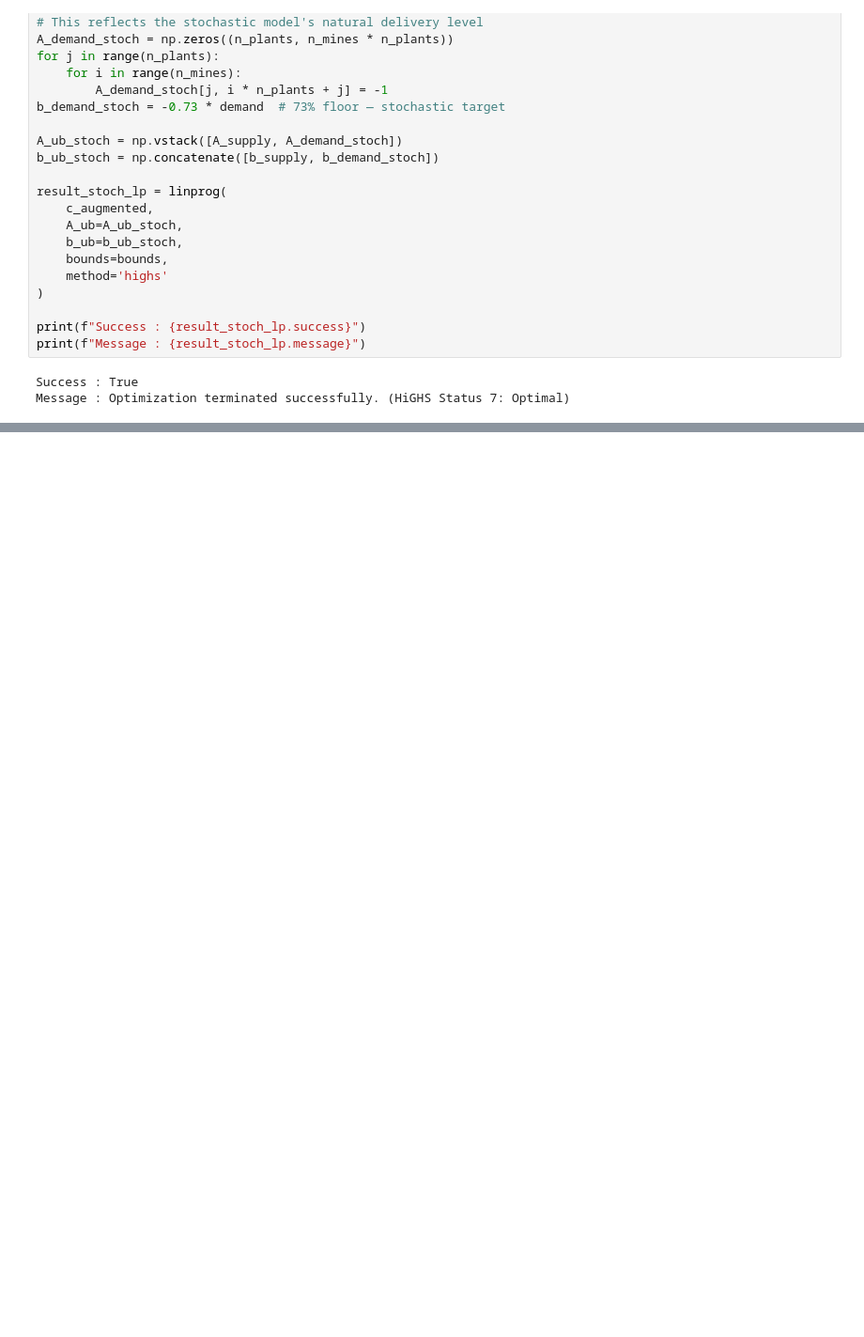
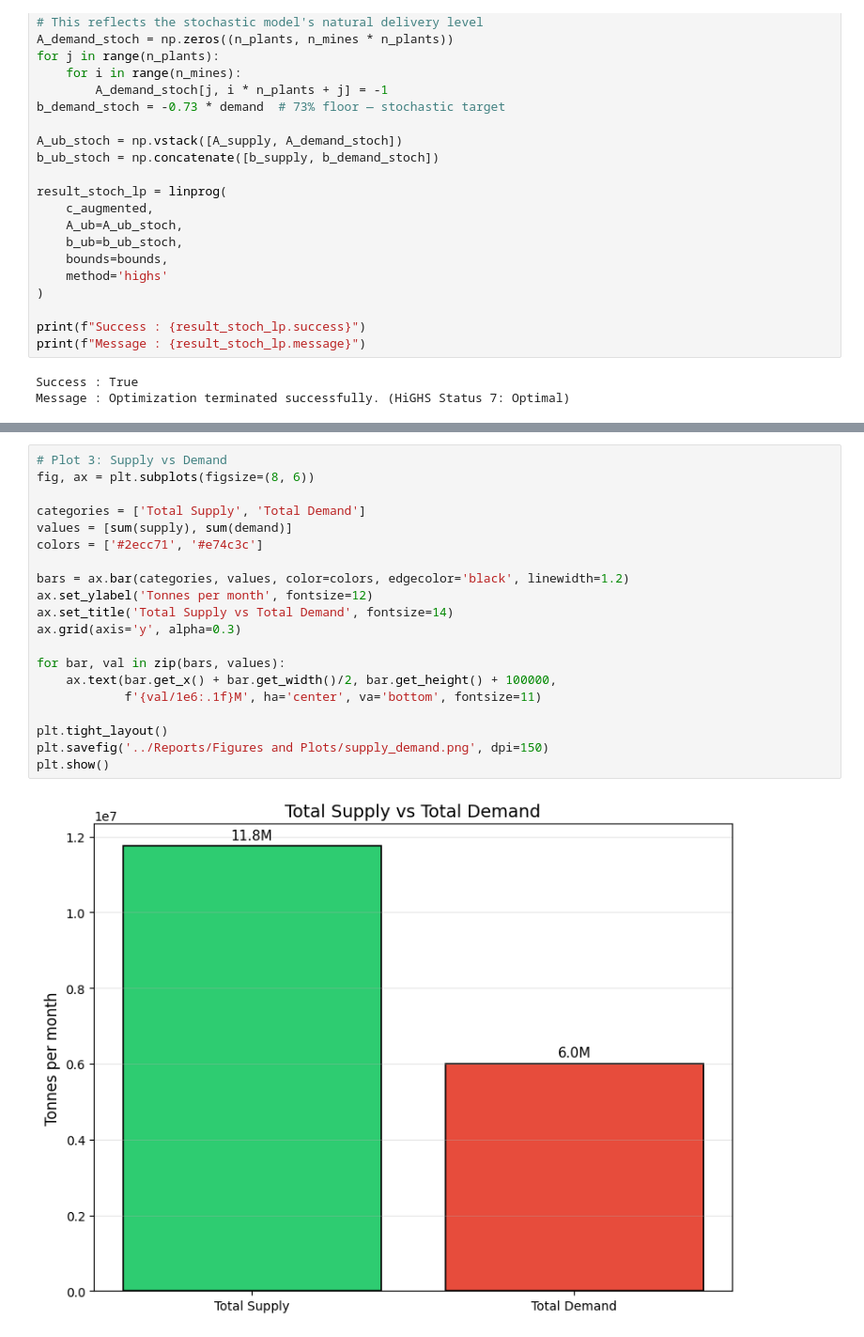
Before and after one commit to anmolsriwastava/Coal-Supply-Network-Optimization, a Jupyter notebook: Code Files/optimization_main.ipynb, the cells around one changed output, grey strips where cells are left out. Shown at 94% size. Cells and saved outputs as stored; diff of their text form; blank space fills up the shorter version.

```diff
--- a/Code Files/optimization_main.ipynb
+++ b/Code Files/optimization_main.ipynb
@@ -1073,0 +1162,22 @@ Total            : ₹  1,246,913,658
+# %%
+# Plot 3: Supply vs Demand
+fig, ax = plt.subplots(figsize=(8, 6))
+
+categories = ['Total Supply', 'Total Demand']
+values = [sum(supply), sum(demand)]
+colors = ['#2ecc71', '#e74c3c']
+
+bars = ax.bar(categories, values, color=colors, edgecolor='black', linewidth=1.2)
+ax.set_ylabel('Tonnes per month', fontsize=12)
+ax.set_title('Total Supply vs Total Demand', fontsize=14)
+ax.grid(axis='y', alpha=0.3)
+
+for bar, val in zip(bars, values):
+    ax.text(bar.get_x() + bar.get_width()/2, bar.get_height() + 100000,
+            f'{val/1e6:.1f}M', ha='center', va='bottom', fontsize=11)
+
+plt.tight_layout()
+plt.savefig('../Reports/Figures and Plots/supply_demand.png', dpi=150)
+plt.show()
+# %% [output]
+[figure, added]
```
Also changed, not shown: parts of 8 cells of this notebook, 9 other files.
